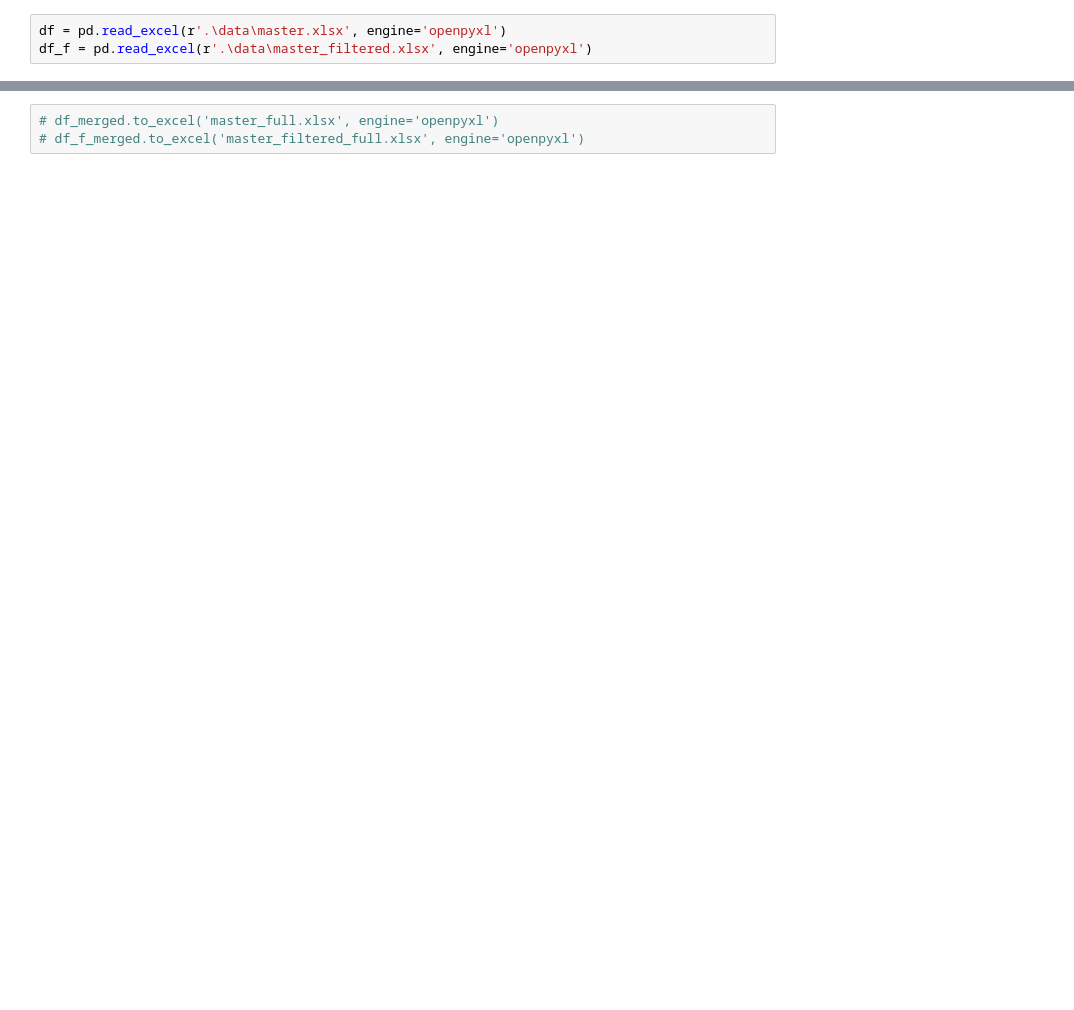
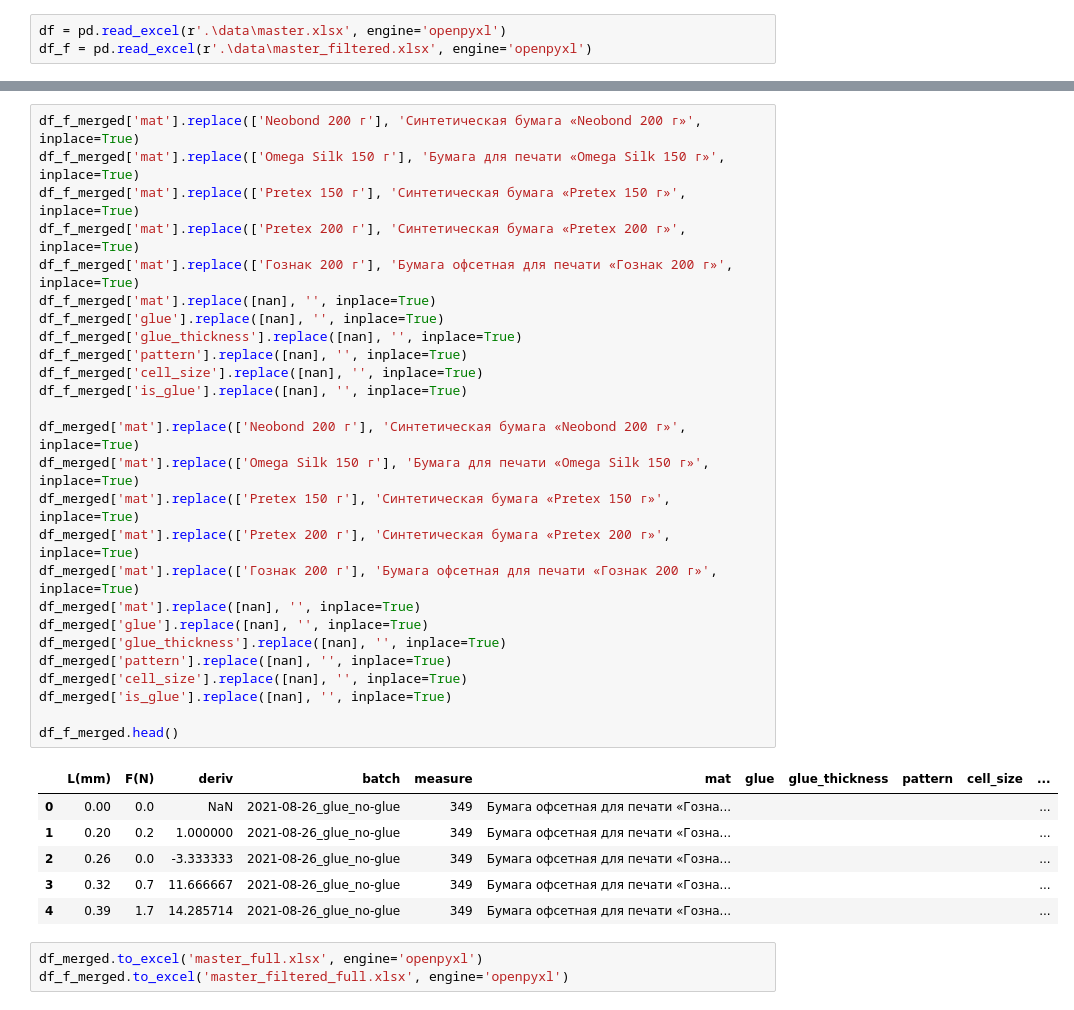
Before and after one commit to igrekus/nb, a Jupyter notebook: tear_plots/mat_tagger.ipynb, the cells around one changed output, grey strips where cells are left out. Saved outputs shown, nothing was run; the diff lists cells and outputs as text; blank space fills up the shorter version.

```diff
--- a/tear_plots/mat_tagger.ipynb
+++ b/tear_plots/mat_tagger.ipynb
@@ -379,3 +421,36 @@ df_f_merged
+# %%
+df_f_merged['mat'].replace(['Neobond 200 г'], 'Синтетическая бумага «Neobond 200 г»', inplace=True)
+df_f_merged['mat'].replace(['Omega Silk 150 г'], 'Бумага для печати «Omega Silk 150 г»', inplace=True)
+df_f_merged['mat'].replace(['Pretex 150 г'], 'Синтетическая бумага «Pretex 150 г»', inplace=True)
+df_f_merged['mat'].replace(['Pretex 200 г'], 'Синтетическая бумага «Pretex 200 г»', inplace=True)
+df_f_merged['mat'].replace(['Гознак 200 г'], 'Бумага офсетная для печати «Гознак 200 г»', inplace=True)
+df_f_merged['mat'].replace([nan], '', inplace=True)
+df_f_merged['glue'].replace([nan], '', inplace=True)
+df_f_merged['glue_thickness'].replace([nan], '', inplace=True)
+df_f_merged['pattern'].replace([nan], '', inplace=True)
+df_f_merged['cell_size'].replace([nan], '', inplace=True)
+df_f_merged['is_glue'].replace([nan], '', inplace=True)
+
+df_merged['mat'].replace(['Neobond 200 г'], 'Синтетическая бумага «Neobond 200 г»', inplace=True)
+df_merged['mat'].replace(['Omega Silk 150 г'], 'Бумага для печати «Omega Silk 150 г»', inplace=True)
+df_merged['mat'].replace(['Pretex 150 г'], 'Синтетическая бумага «Pretex 150 г»', inplace=True)
+df_merged['mat'].replace(['Pretex 200 г'], 'Синтетическая бумага «Pretex 200 г»', inplace=True)
+df_merged['mat'].replace(['Гознак 200 г'], 'Бумага офсетная для печати «Гознак 200 г»', inplace=True)
+df_merged['mat'].replace([nan], '', inplace=True)
+df_merged['glue'].replace([nan], '', inplace=True)
+df_merged['glue_thickness'].replace([nan], '', inplace=True)
+df_merged['pattern'].replace([nan], '', inplace=True)
+df_merged['cell_size'].replace([nan], '', inplace=True)
+df_merged['is_glue'].replace([nan], '', inplace=True)
+
+df_f_merged.head()
+# %% [output]
+|  | L(mm) | F(N) | deriv | batch | measure | mat | glue | glue_thickness | pattern | cell_size | ... |
+| 0 | 0.00 | 0.0 | NaN | 2021-08-26_glue_no-glue | 349 | Бумага офсетная для печати «Гозна... |  |  |  |  | ... |
+| 1 | 0.20 | 0.2 | 1.000000 | 2021-08-26_glue_no-glue | 349 | Бумага офсетная для печати «Гозна... |  |  |  |  | ... |
+| 2 | 0.26 | 0.0 | -3.333333 | 2021-08-26_glue_no-glue | 349 | Бумага офсетная для печати «Гозна... |  |  |  |  | ... |
+| 3 | 0.32 | 0.7 | 11.666667 | 2021-08-26_glue_no-glue | 349 | Бумага офсетная для печати «Гозна... |  |  |  |  | ... |
+| 4 | 0.39 | 1.7 | 14.285714 | 2021-08-26_glue_no-glue | 349 | Бумага офсетная для печати «Гозна... |  |  |  |  | ... |
 # %%
-# df_merged.to_excel('master_full.xlsx', engine='openpyxl')
-# df_f_merged.to_excel('master_filtered_full.xlsx', engine='openpyxl')
+df_merged.to_excel('master_full.xlsx', engine='openpyxl')
+df_f_merged.to_excel('master_filtered_full.xlsx', engine='openpyxl')
```
Also changed, not shown: parts of 5 cells of this notebook.
